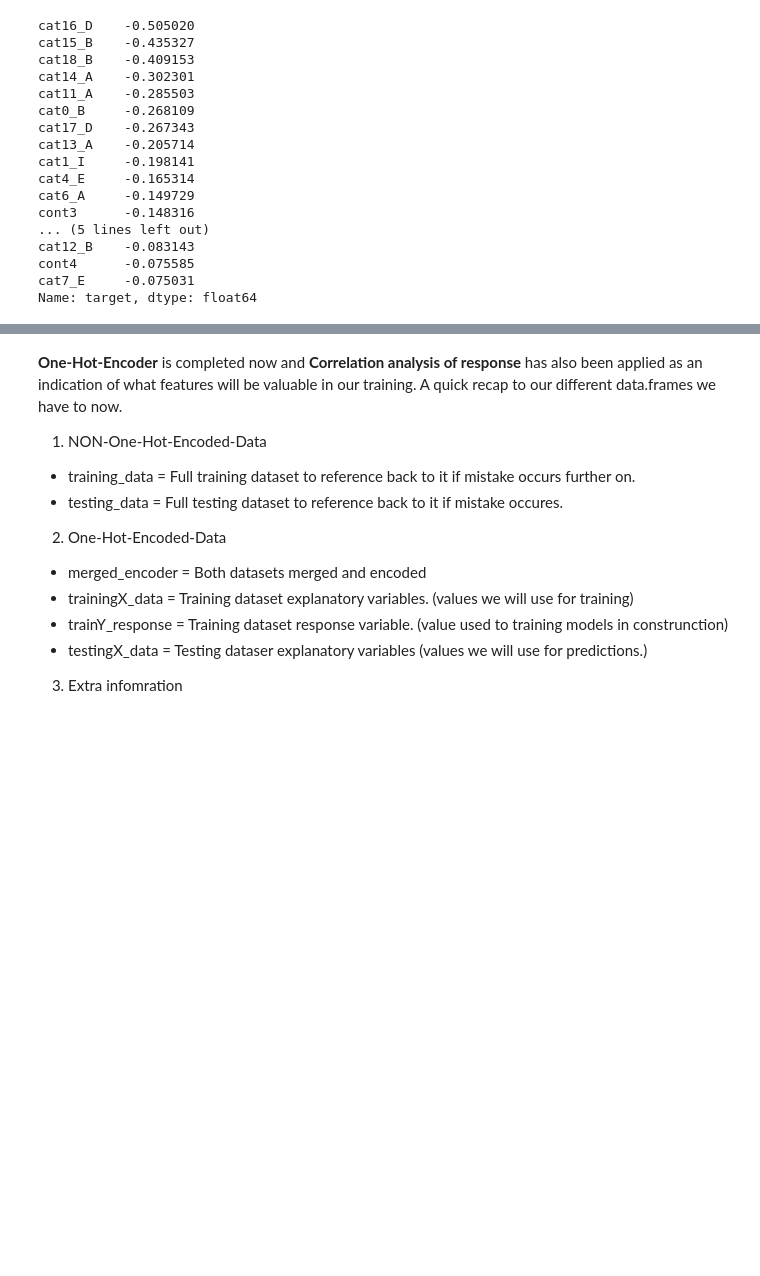
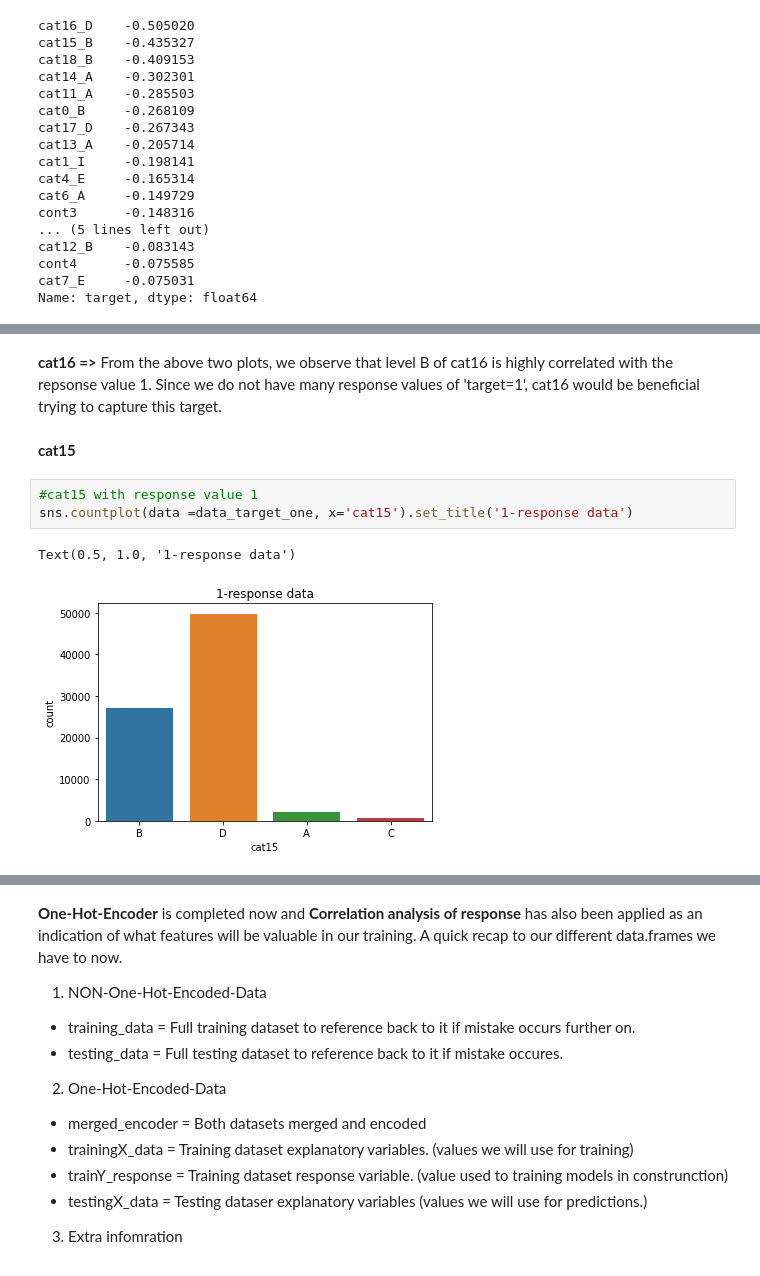
Before and after one commit to AMLoucas/ID5059-Project-2, a Jupyter notebook: Final-Markdown.ipynb, the cells around one changed output, grey strips where cells are left out. Saved outputs shown, nothing was run; the diff lists cells and outputs as text; blank space fills up the shorter version.

```diff
--- a/Final-Markdown.ipynb
+++ b/Final-Markdown.ipynb
@@ -254,0 +305,10 @@ From the above results we can see some values close to 0, which indicates they d
+# %% [markdown]
+**cat16 =>** From the above two plots, we observe that level B of cat16 is highly correlated with the repsonse value 1. Since we do not have many response values of 'target=1', cat16 would be beneficial trying to capture this target.
+# %% [markdown]
+**cat15**
+# %%
+#cat15 with response value 1
+sns.countplot(data =data_target_one, x='cat15').set_title('1-response data')
+# %% [output]
+Text(0.5, 1.0, '1-response data')
+[figure, added]
```
Also changed, not shown: parts of 26 cells of this notebook.
